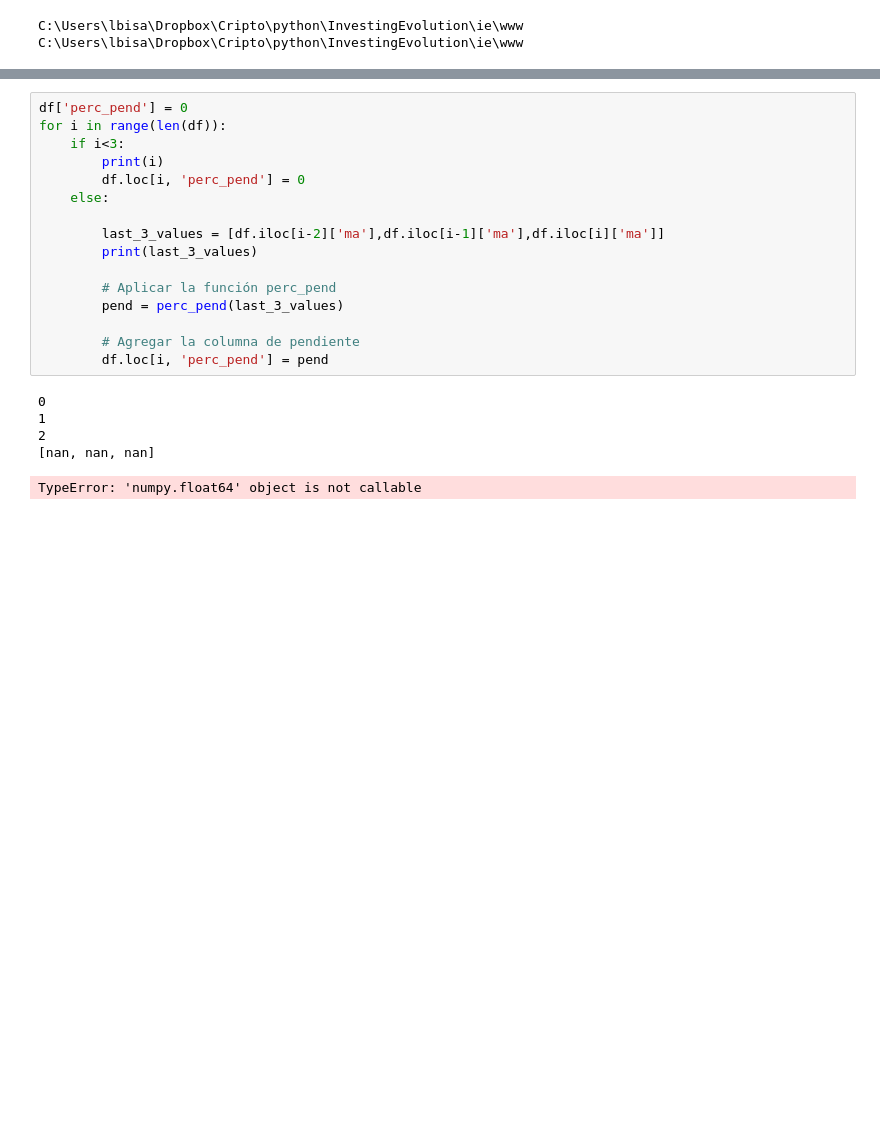
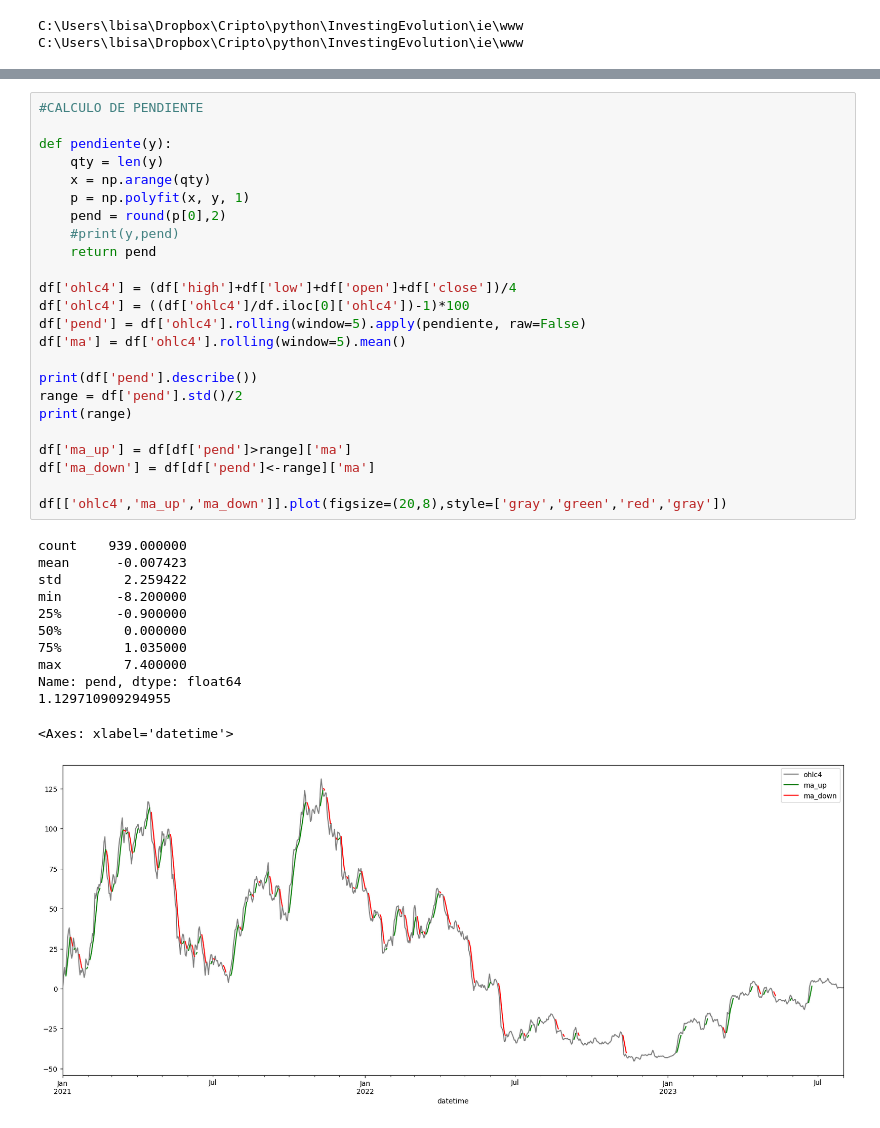
Before and after one commit to lbisaro/ie, a Jupyter notebook: www/backtest/test_signals.ipynb, the cells around one changed output, grey strips where cells are left out. Cells and saved outputs as stored; diff of their text form; blank space fills up the shorter version.

```diff
--- a/www/backtest/test_signals.ipynb
+++ b/www/backtest/test_signals.ipynb
@@ -130,22 +109,37 @@ Posición 5      USD 1600.0      Total acumulado: USD 3100.0
-# %%
-df['perc_pend'] = 0
-for i in range(len(df)):
-    if i<3:
-        print(i)
-        df.loc[i, 'perc_pend'] = 0
-    else:
-
-        last_3_values = [df.iloc[i-2]['ma'],df.iloc[i-1]['ma'],df.iloc[i]['ma']]
-        print(last_3_values)
-
-        # Aplicar la función perc_pend
-        pend = perc_pend(last_3_values)
-
-        # Agregar la columna de pendiente
-        df.loc[i, 'perc_pend'] = pend
-# %% [output]
-0
-1
-2
-[nan, nan, nan]
-TypeError: 'numpy.float64' object is not callable
+# %%
+#CALCULO DE PENDIENTE
+
+def pendiente(y):
+    qty = len(y)
+    x = np.arange(qty)
+    p = np.polyfit(x, y, 1)
+    pend = round(p[0],2)
+    #print(y,pend)
+    return pend
+
+df['ohlc4'] = (df['high']+df['low']+df['open']+df['close'])/4
+df['ohlc4'] = ((df['ohlc4']/df.iloc[0]['ohlc4'])-1)*100
+df['pend'] = df['ohlc4'].rolling(window=5).apply(pendiente, raw=False)
+df['ma'] = df['ohlc4'].rolling(window=5).mean()
+
+print(df['pend'].describe())
+range = df['pend'].std()/2
+print(range)
+
+df['ma_up'] = df[df['pend']>range]['ma']
+df['ma_down'] = df[df['pend']<-range]['ma']
+
+df[['ohlc4','ma_up','ma_down']].plot(figsize=(20,8),style=['gray','green','red','gray'])
+# %% [output]
+count    939.000000
+mean      -0.007423
+std        2.259422
+min       -8.200000
+25%       -0.900000
+50%        0.000000
+75%        1.035000
+max        7.400000
+Name: pend, dtype: float64
+1.129710909294955
+<Axes: xlabel='datetime'>
+[figure, added]
```
Also changed, not shown: parts of 5 cells of this notebook, 16 other files.
